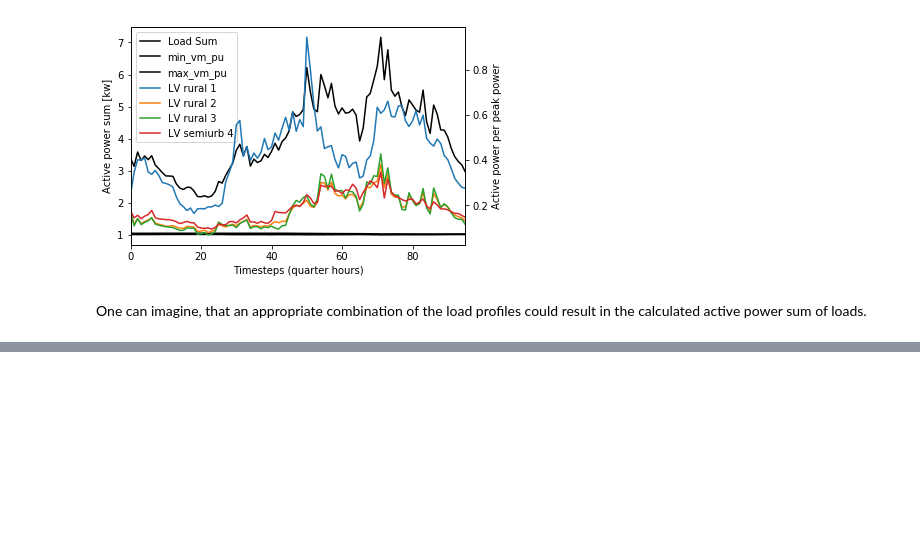
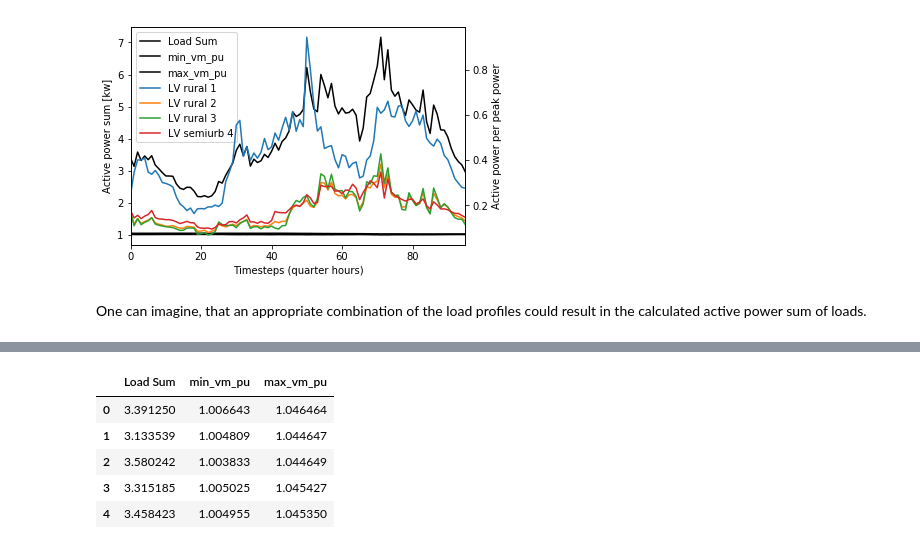
Before and after one commit to e2nIEE/simbench, a Jupyter notebook: tutorials/simbench_grids_basics_and_usage.ipynb, the cells around one changed output, grey strips where cells are left out. Cells and saved outputs as stored; diff of their text form; code cells hidden in the pictures; blank space fills up the shorter version.

```diff
--- a/tutorials/simbench_grids_basics_and_usage.ipynb
+++ b/tutorials/simbench_grids_basics_and_usage.ipynb
@@ -316,0 +320,27 @@ One can imagine, that an appropriate combination of the load profiles could resu
+# %%
+import tempfile
+from pandapower.timeseries import OutputWriter
+from pandapower.timeseries.run_time_series import run_timeseries
+
+# apply ConstControllers
+sb.apply_const_controllers(net, profiles)
+# create output writer
+output_dir = os.path.join(tempfile.gettempdir(), "simbench_time_series_example")
+if not os.path.exists(output_dir):
+    os.mkdir(output_dir)
+ow = OutputWriter(net, time_steps, output_path=output_dir, output_file_type=".json")
+ow.log_variable('res_load', 'p_mw', eval_function=np.sum)
+ow.log_variable('res_bus', 'vm_pu', eval_function=np.min)
+ow.log_variable('res_bus', 'vm_pu', eval_function=np.max)
+
+# run timeseries
+run_timeseries(net, time_steps, output_writer=ow)
+
+# read result files and create same result DataFrame as above
+vm_pu_file = os.path.join(output_dir, "res_bus", "vm_pu.json")
+vm_pu = pd.read_json(vm_pu_file)
+load_p_file = os.path.join(output_dir, "res_load", "p_mw.json")
+load_p = pd.read_json(load_p_file)
+results2 = pd.concat([load_p, vm_pu], axis=1)
+results2.columns = ["Load Sum", "min_vm_pu", "max_vm_pu"]
+results2.sort_index(inplace=True)
@@ -316,0 +362,9 @@ One can imagine, that an appropriate combination of the load profiles could resu
+# %%
+results2.head()
+# %% [output]
+|  | Load Sum | min_vm_pu | max_vm_pu |
+| 0 | 3.391250 | 1.006643 | 1.046464 |
+| 1 | 3.133539 | 1.004809 | 1.044647 |
+| 2 | 3.580242 | 1.003833 | 1.044649 |
+| 3 | 3.315185 | 1.005025 | 1.045427 |
+| 4 | 3.458423 | 1.004955 | 1.045350 |
```
Also changed, not shown: parts of 12 cells of this notebook, 1 other file.
